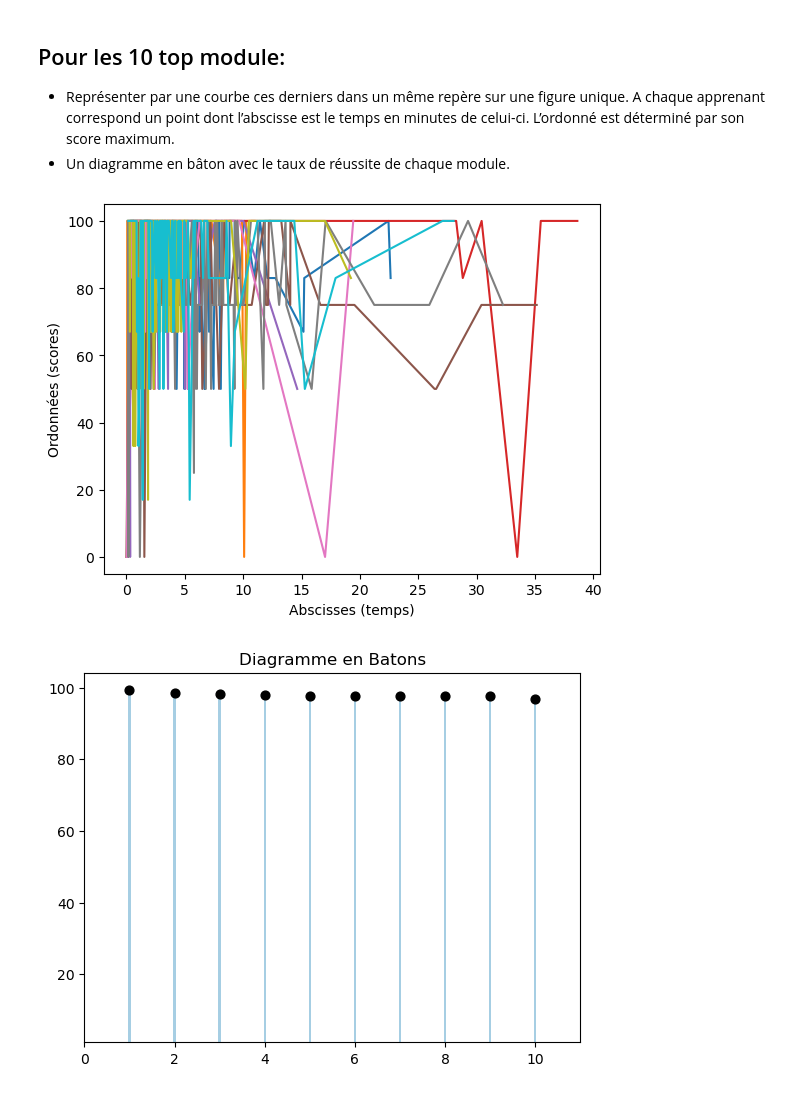
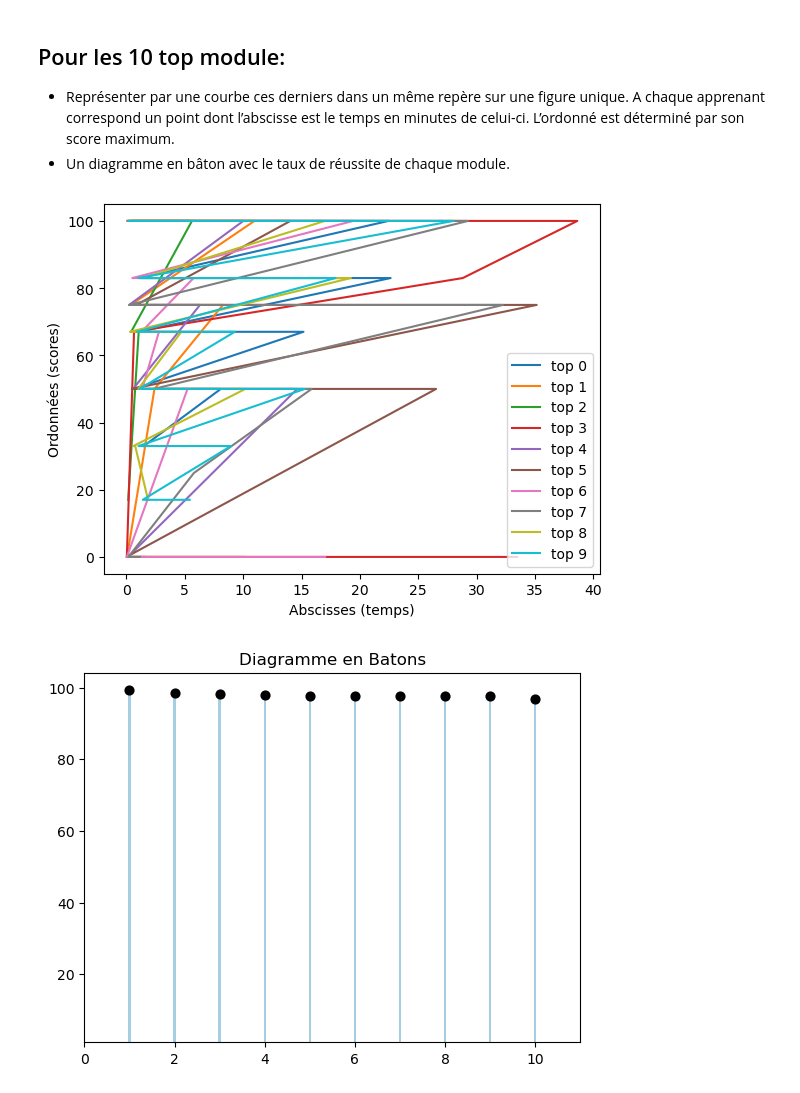
Before and after one commit to ramsey6340/ia_odc, a Jupyter notebook: tp2/tp2.ipynb, the cells around one changed output. Drawn from its saved outputs; the diff is of its cells as text; code cells hidden in the pictures.

```diff
--- a/tp2/tp2.ipynb
+++ b/tp2/tp2.ipynb
@@ -276,24 +262,18 @@ top_module_9 = sort_df(get_df_score_time_for_module(9))
-# %%
-# la courbe dont chaque point representre un apprenant
-fig, ax = plt.subplots()
-ax.plot(top_module_0["temps"], top_module_0["score"], label='top 0')
-ax.plot(top_module_1["temps"], top_module_1["score"], label='top 1')
-ax.plot(top_module_2["temps"], top_module_2["score"], label='top 2')
-ax.plot(top_module_3["temps"], top_module_3["score"], label='top 3')
-ax.plot(top_module_4["temps"], top_module_4["score"], label='top 4')
-ax.plot(top_module_5["temps"], top_module_5["score"], label='top 5')
-ax.plot(top_module_6["temps"], top_module_6["score"], label='top 6')
-ax.plot(top_module_7["temps"], top_module_7["score"], label='top 7')
-ax.plot(top_module_8["temps"], top_module_8["score"], label='top 8')
-ax.plot(top_module_9["temps"], top_module_9["score"], label='top 9')
-
-
-ax.set_xlabel("Abscisses (temps)")
-ax.set_ylabel("Ordonnées (scores)")
-
-plt.show()
-# %% [output]
-[figure, removed]
+# %%
+def courbe():
+    fig, ax = plt.subplots()
+    for i in range(10):
+        ax.plot(get_df_score_time_for_module(i)["temps"], get_df_score_time_for_module(i)["score"], label='top {}'.format(i))
+
+    ax.set_xlabel("Abscisses (temps)")
+    ax.set_ylabel("Ordonnées (scores)")
+    ax.legend()
+
+    plt.show()
+
+courbe()
+# %% [output]
+[figure, added]
 # %%
 # le positionnement par rapport à l'axe des abscisses
 x = [1,2,3,4,5,6,7,8,9,10]
```
Also changed, not shown: parts of 15 cells of this notebook, 2 other files.
